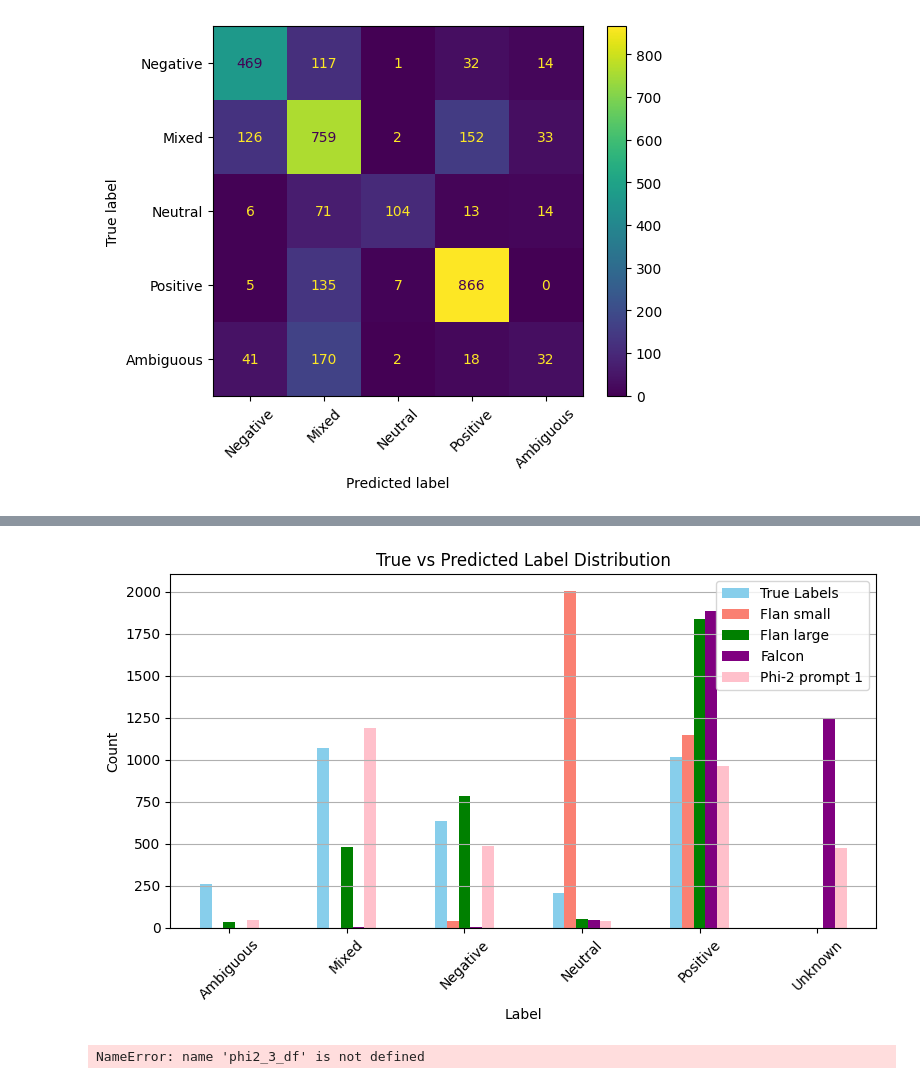
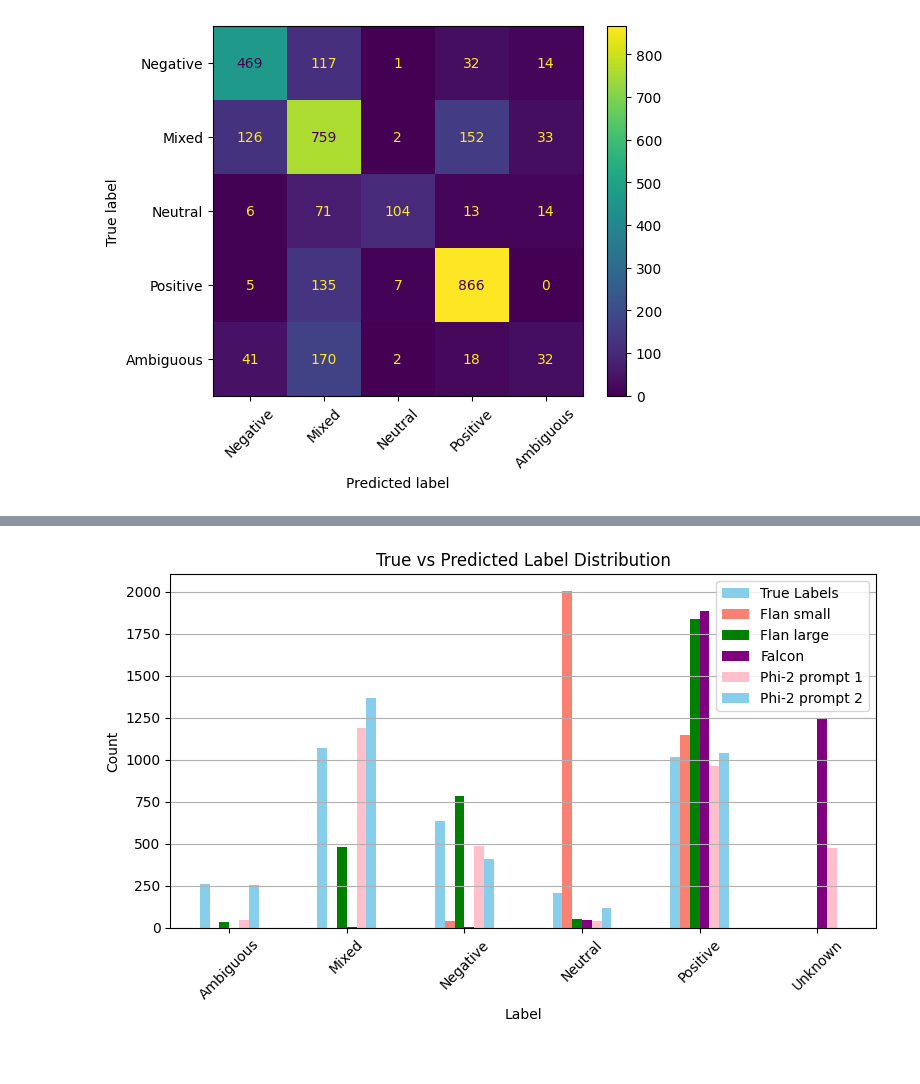
Before and after one commit to franciscoribeiro2003/Emotion_Classifier, a Jupyter notebook: notebooks/05-prompt-classification.ipynb, the cells around one changed output, grey strips where cells are left out. Drawn from its saved outputs; the diff is of its cells as text; code cells hidden in the pictures.

```diff
--- a/notebooks/05-prompt-classification.ipynb
+++ b/notebooks/05-prompt-classification.ipynb
@@ -703,36 +778,35 @@ for _, row in efficiency_sorted.iterrows():
 # %%
 # Count the occurrences
 true_counts = phi2_1_df["sentiment"].value_counts().sort_index()
 flan_small = flan_small_df["predicted_label"].value_counts().sort_index()
 flan_large = flan_large_df["predicted_label"].value_counts().sort_index()
 falcon = falcon_df["predicted_label"].value_counts().sort_index()
 phi2_1 = phi2_1_df["predicted_label"].value_counts().sort_index()
-#phi2_2 = phi2_2_df["predicted_label"].value_counts().sort_index()
+phi2_2 = phi2_2_df["predicted_label"].value_counts().sort_index()
 #phi2_3 = phi2_3_df["predicted_label"].value_counts().sort_index()
 
 # Combine into a DataFrame
 comparison_df = pd.DataFrame({
     "True Labels": true_counts,
     "Flan small": flan_small,
     "Flan large": flan_large,
     "Falcon": falcon,
-    "Phi-2 prompt 1": phi2_1
-    #"Phi-2 prompt 2": phi2_2,
+    "Phi-2 prompt 1": phi2_1,
+    "Phi-2 prompt 2": phi2_2
     #"Phi-2 few-shot": phi2_3
 }).fillna(0)
 
 # Plot
 ax = comparison_df.plot(kind="bar", figsize=(8, 5), color=["skyblue", "salmon", "green", "purple", "pink"])
 plt.title("True vs Predicted Label Distribution")
 plt.ylabel("Count")
 plt.xlabel("Label")
 plt.xticks(rotation=45)
 plt.grid(axis="y")
 plt.legend(loc="upper right")
 plt.tight_layout()
 plt.show()
 # %% [output]
-[figure, old version]
+[figure, new version]
-NameError: name 'phi2_3_df' is not defined
 # %%
 # Create comprehensive visualization
```
Also changed, not shown: parts of 9 cells of this notebook.
